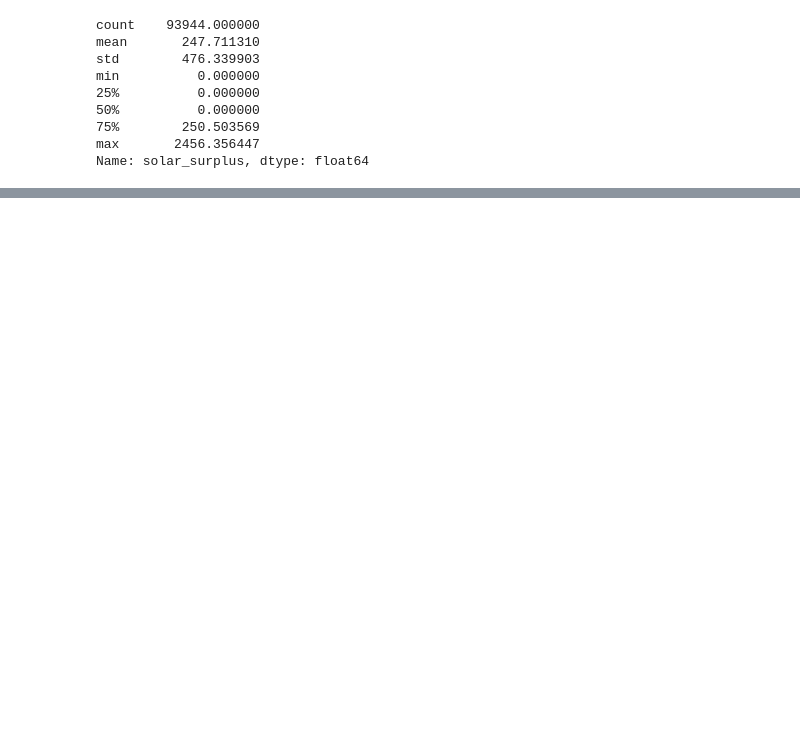
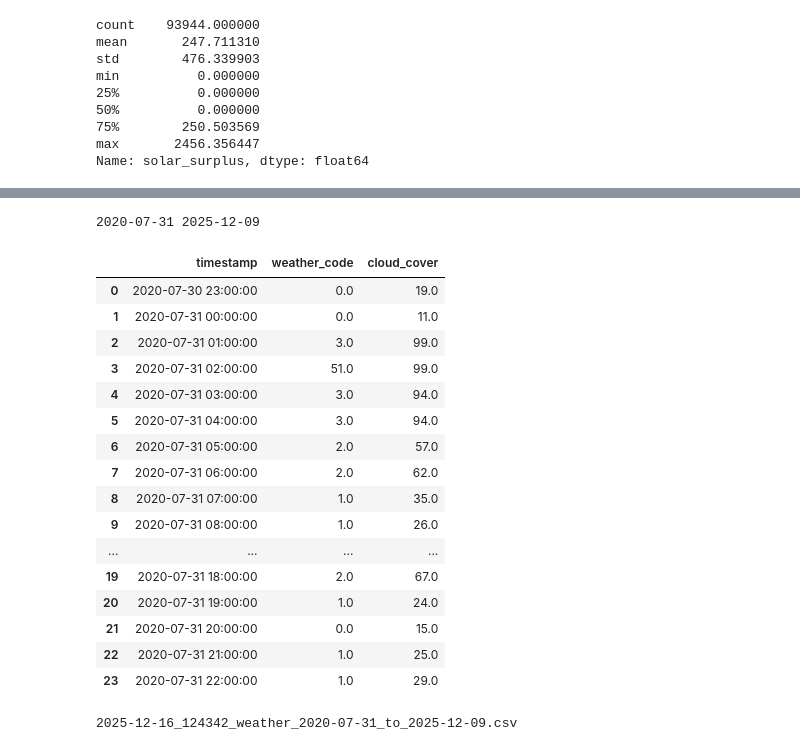
Before and after one commit to paleze/solar-energy-surplus-estimator, a Jupyter notebook: solar-energy-surplus-prediction.ipynb, the cells around one changed output, grey strips where cells are left out. Saved outputs shown, nothing was run; the diff lists cells and outputs as text; code cells hidden in the pictures; blank space fills up the shorter version.

```diff
--- a/solar-energy-surplus-prediction.ipynb
+++ b/solar-energy-surplus-prediction.ipynb
@@ -142,0 +317,7 @@ Name: solar_surplus, dtype: float64
+# %%
+# Get min and max dates
+min_date=min(df.timestamp).date()
+max_date=max(df.timestamp).date()
+print(min_date,max_date)
+# %% [output]
+2020-07-31 2025-12-09
@@ -142,0 +328,28 @@ Name: solar_surplus, dtype: float64
+# %%
+hourly_df.head(24)
+# %% [output]
+|  | timestamp | weather_code | cloud_cover |
+| 0 | 2020-07-30 23:00:00 | 0.0 | 19.0 |
+| 1 | 2020-07-31 00:00:00 | 0.0 | 11.0 |
+| 2 | 2020-07-31 01:00:00 | 3.0 | 99.0 |
+| 3 | 2020-07-31 02:00:00 | 51.0 | 99.0 |
+| 4 | 2020-07-31 03:00:00 | 3.0 | 94.0 |
+| 5 | 2020-07-31 04:00:00 | 3.0 | 94.0 |
+| 6 | 2020-07-31 05:00:00 | 2.0 | 57.0 |
+| 7 | 2020-07-31 06:00:00 | 2.0 | 62.0 |
+| 8 | 2020-07-31 07:00:00 | 1.0 | 35.0 |
+| 9 | 2020-07-31 08:00:00 | 1.0 | 26.0 |
+| ... | ... | ... | ... |
+| 19 | 2020-07-31 18:00:00 | 2.0 | 67.0 |
+| 20 | 2020-07-31 19:00:00 | 1.0 | 24.0 |
+| 21 | 2020-07-31 20:00:00 | 0.0 | 15.0 |
+| 22 | 2020-07-31 21:00:00 | 1.0 | 25.0 |
+| 23 | 2020-07-31 22:00:00 | 1.0 | 29.0 |
+# %%
+# Save the weather historical data
+now=pd.Timestamp.now().strftime('%Y-%m-%d_%H%M%S')
+filename = "{now}_weather_{min_date}_to_{max_date}.csv".format(now=now, min_date=min_date, max_date=max_date)
+hourly_df.to_csv(filename, sep='\t', encoding='utf-8', index=False, header=True)
+print(filename)
+# %% [output]
+2025-12-16_124342_weather_2020-07-31_to_2025-12-09.csv
```
Also changed, not shown: parts of 22 cells of this notebook, 1 other file.
